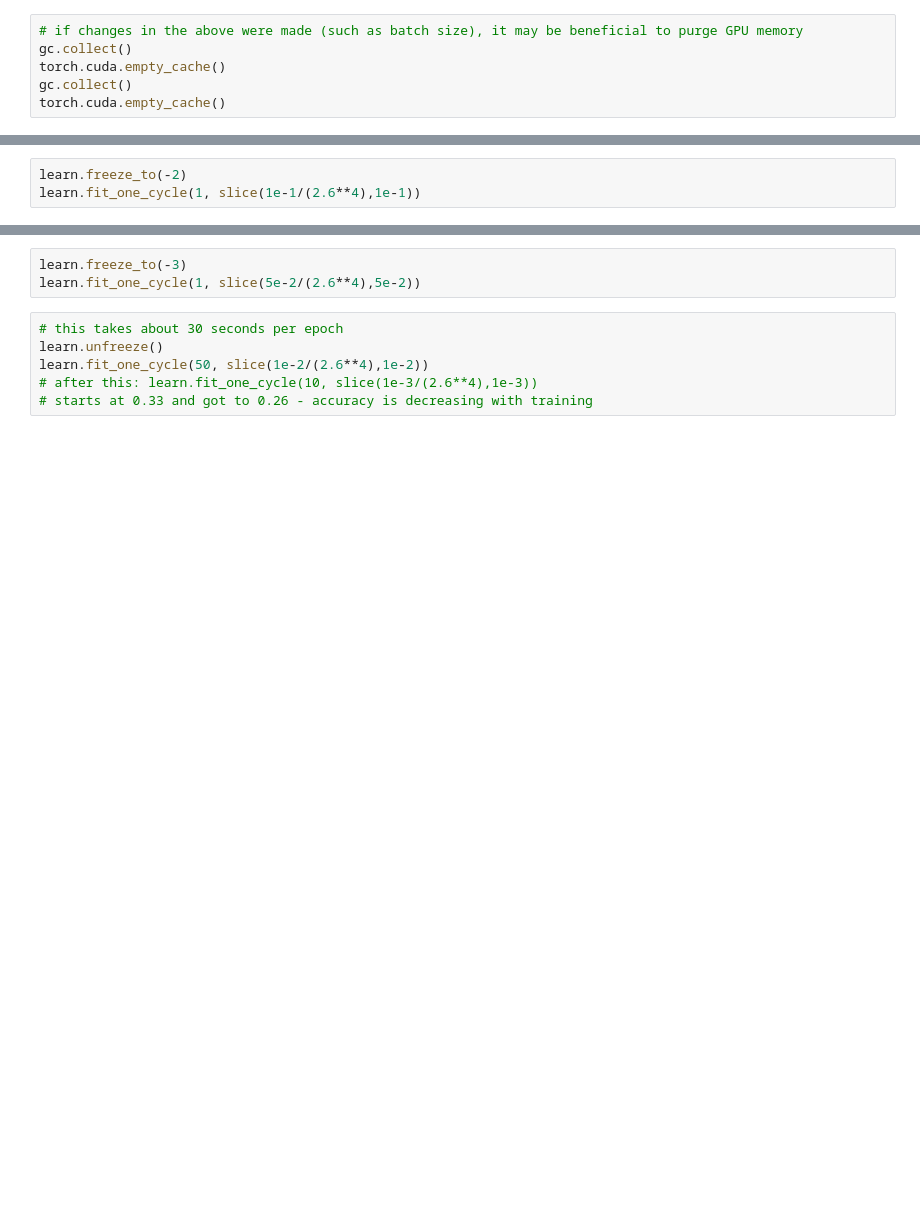
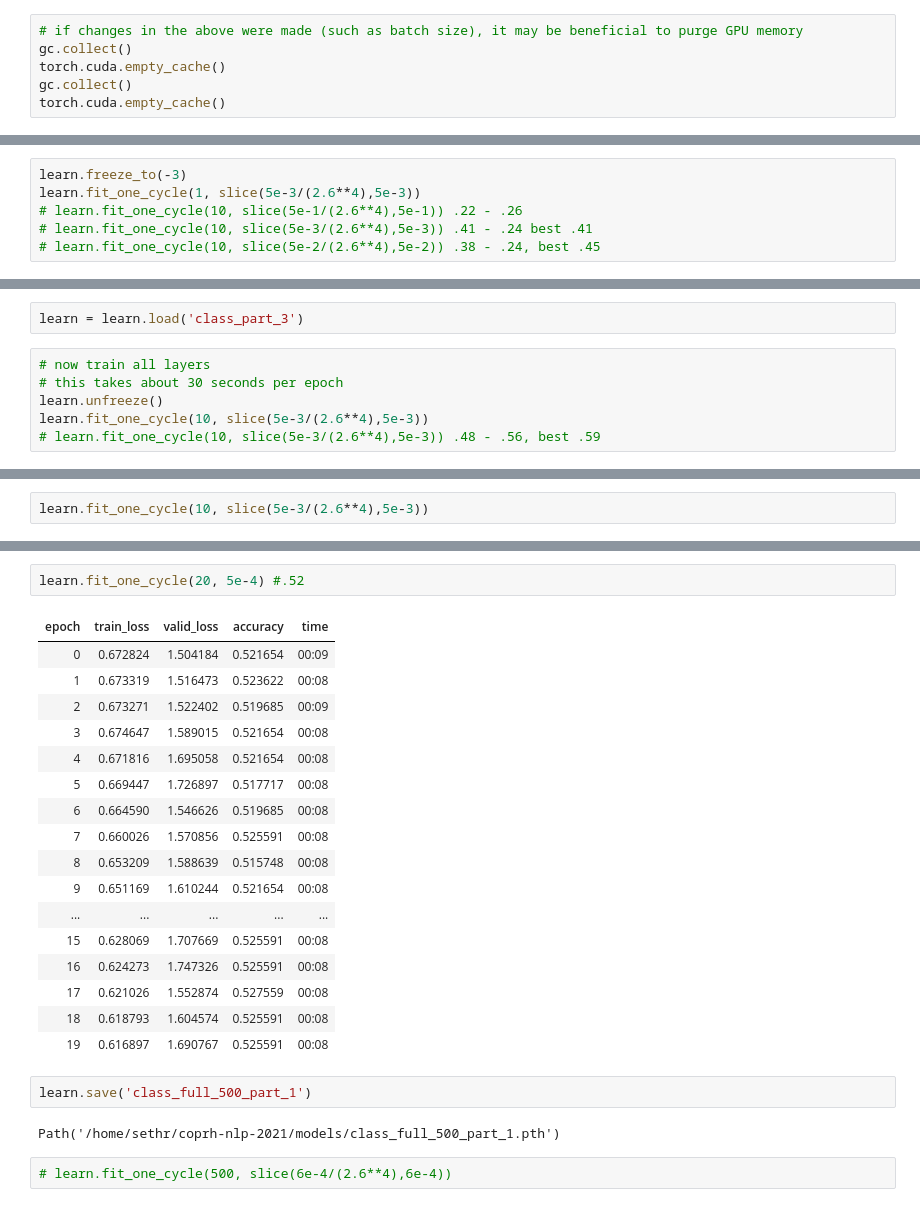
Before and after one commit to magic-lantern/coprh-nlp-2021, a Jupyter notebook: text_classification_colab.ipynb, the cells around one changed output, grey strips where cells are left out. Cells and saved outputs as stored; diff of their text form; blank space fills up the shorter version.

```diff
--- a/text_classification_colab.ipynb
+++ b/text_classification_colab.ipynb
@@ -156,0 +338,6 @@ learn.fit_one_cycle(1, 3e-1)
+# %%
+learn.freeze_to(-3)
+learn.fit_one_cycle(1, slice(5e-3/(2.6**4),5e-3))
+# learn.fit_one_cycle(10, slice(5e-1/(2.6**4),5e-1)) .22 - .26
+# learn.fit_one_cycle(10, slice(5e-3/(2.6**4),5e-3)) .41 - .24 best .41
+# learn.fit_one_cycle(10, slice(5e-2/(2.6**4),5e-2)) .38 - .24, best .45
@@ -156,0 +351,8 @@ learn.fit_one_cycle(1, 3e-1)
+# %%
+learn = learn.load('class_part_3')
+# %%
+# now train all layers
+# this takes about 30 seconds per epoch
+learn.unfreeze()
+learn.fit_one_cycle(10, slice(5e-3/(2.6**4),5e-3))
+# learn.fit_one_cycle(10, slice(5e-3/(2.6**4),5e-3)) .48 - .56, best .59
@@ -157,3 +371,2 @@ learn.fit_one_cycle(1, 3e-1)
 # %%
-learn.freeze_to(-2)
-learn.fit_one_cycle(1, slice(1e-1/(2.6**4),1e-1))
+learn.fit_one_cycle(10, slice(5e-3/(2.6**4),5e-3))
@@ -160,9 +385,26 @@ learn.fit_one_cycle(1, slice(1e-1/(2.6**4),1e-1))
+# %%
+learn.fit_one_cycle(20, 5e-4) #.52
+# %% [output]
+| epoch | train_loss | valid_loss | accuracy | time |
+| 0 | 0.672824 | 1.504184 | 0.521654 | 00:09 |
+| 1 | 0.673319 | 1.516473 | 0.523622 | 00:08 |
+| 2 | 0.673271 | 1.522402 | 0.519685 | 00:09 |
+| 3 | 0.674647 | 1.589015 | 0.521654 | 00:08 |
+| 4 | 0.671816 | 1.695058 | 0.521654 | 00:08 |
+| 5 | 0.669447 | 1.726897 | 0.517717 | 00:08 |
+| 6 | 0.664590 | 1.546626 | 0.519685 | 00:08 |
+| 7 | 0.660026 | 1.570856 | 0.525591 | 00:08 |
+| 8 | 0.653209 | 1.588639 | 0.515748 | 00:08 |
+| 9 | 0.651169 | 1.610244 | 0.521654 | 00:08 |
+| ... | ... | ... | ... | ... |
+| 15 | 0.628069 | 1.707669 | 0.525591 | 00:08 |
+| 16 | 0.624273 | 1.747326 | 0.525591 | 00:08 |
+| 17 | 0.621026 | 1.552874 | 0.527559 | 00:08 |
+| 18 | 0.618793 | 1.604574 | 0.525591 | 00:08 |
+| 19 | 0.616897 | 1.690767 | 0.525591 | 00:08 |
+# %%
+learn.save('class_full_500_part_1')
+# %% [output]
+Path('/home/sethr/coprh-nlp-2021/models/class_full_500_part_1.pth')
 # %%
-learn.freeze_to(-3)
-learn.fit_one_cycle(1, slice(5e-2/(2.6**4),5e-2))
+# learn.fit_one_cycle(500, slice(6e-4/(2.6**4),6e-4))
-# %%
-# this takes about 30 seconds per epoch
-learn.unfreeze()
-learn.fit_one_cycle(50, slice(1e-2/(2.6**4),1e-2))
-# after this: learn.fit_one_cycle(10, slice(1e-3/(2.6**4),1e-3))
-# starts at 0.33 and got to 0.26 - accuracy is decreasing with training
```
Also changed, not shown: parts of 74 cells of this notebook.
